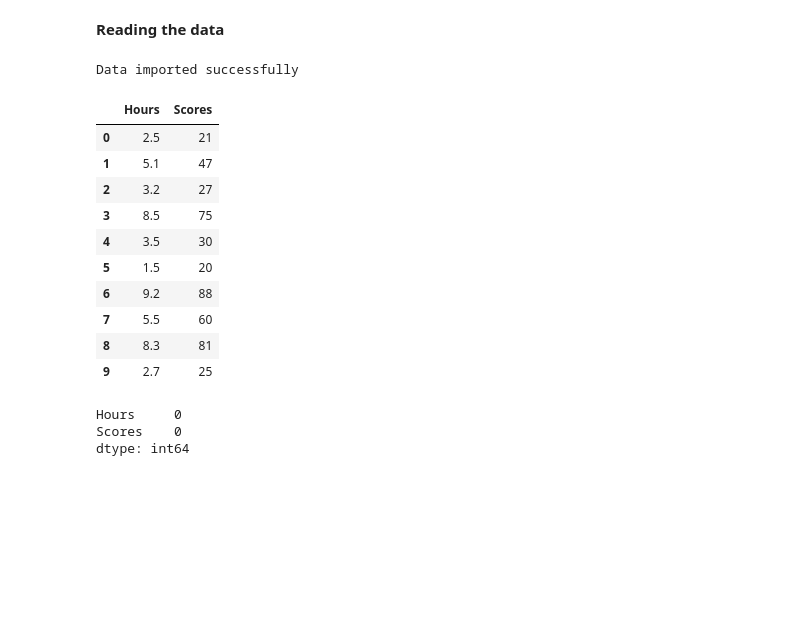
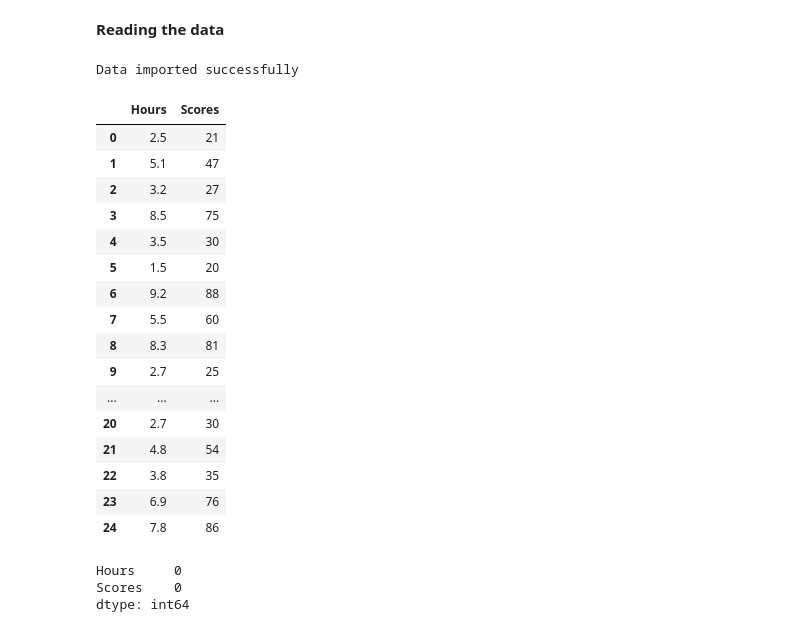
Before and after one commit to m0-k1/TSF--Data-Science-Tasks, a Jupyter notebook: Task 1 - To Explore Supervised Machine Learning/Linear-Regression.ipynb, the cells around one changed output. Cells and saved outputs as stored; diff of their text form; code cells hidden in the pictures; blank space fills up the shorter version.

```diff
--- a/Task 1 - To Explore Supervised Machine Learning/Linear-Regression.ipynb
+++ b/Task 1 - To Explore Supervised Machine Learning/Linear-Regression.ipynb
@@ -15,23 +23,29 @@ import seaborn as sns
 # %%
 # Reading data from remote link
 url = "http://bit.ly/w-data"
 data = pd.read_csv(url)
 print("Data imported successfully")
 
-data.head(10)
+data
 # %% [output]
 Data imported successfully
 |  | Hours | Scores |
 | 0 | 2.5 | 21 |
 | 1 | 5.1 | 47 |
 | 2 | 3.2 | 27 |
 | 3 | 8.5 | 75 |
 | 4 | 3.5 | 30 |
 | 5 | 1.5 | 20 |
 | 6 | 9.2 | 88 |
 | 7 | 5.5 | 60 |
 | 8 | 8.3 | 81 |
 | 9 | 2.7 | 25 |
+| ... | ... | ... |
+| 20 | 2.7 | 30 |
+| 21 | 4.8 | 54 |
+| 22 | 3.8 | 35 |
+| 23 | 6.9 | 76 |
+| 24 | 7.8 | 86 |
 # %%
 #checking for null values
 data.isnull().sum()
```
Also changed, not shown: parts of 5 cells of this notebook.
